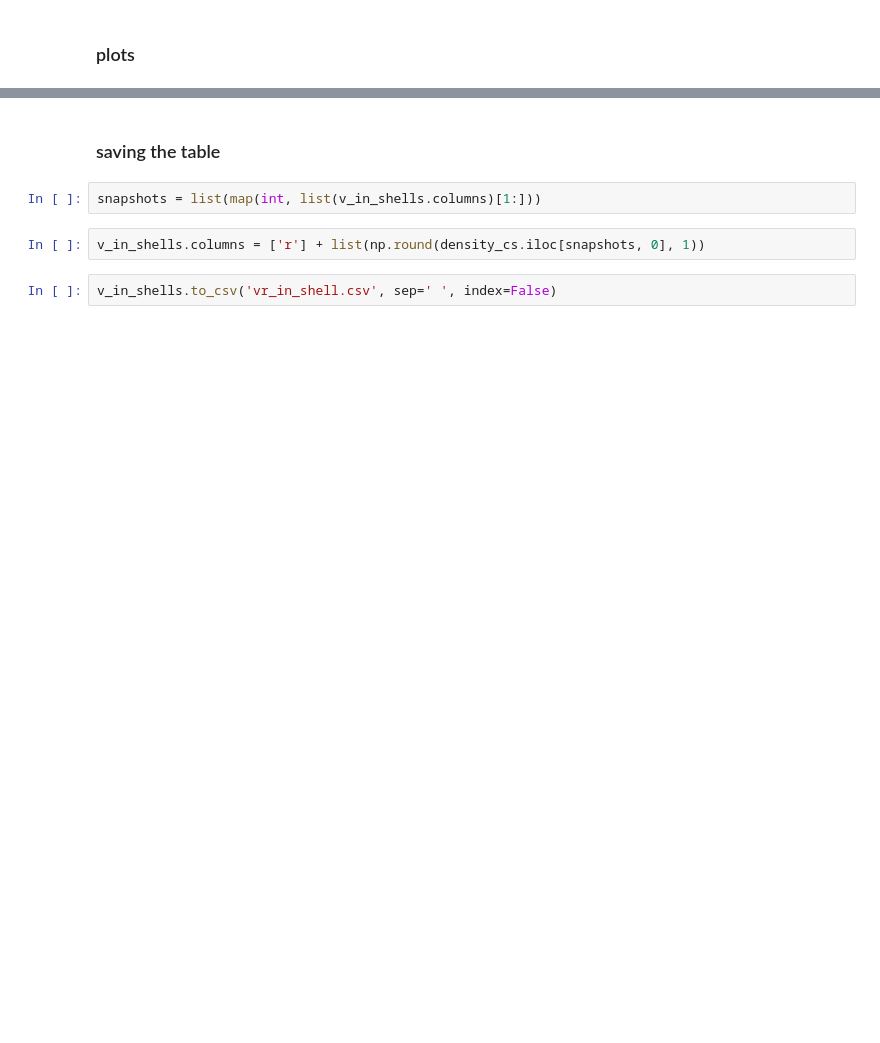
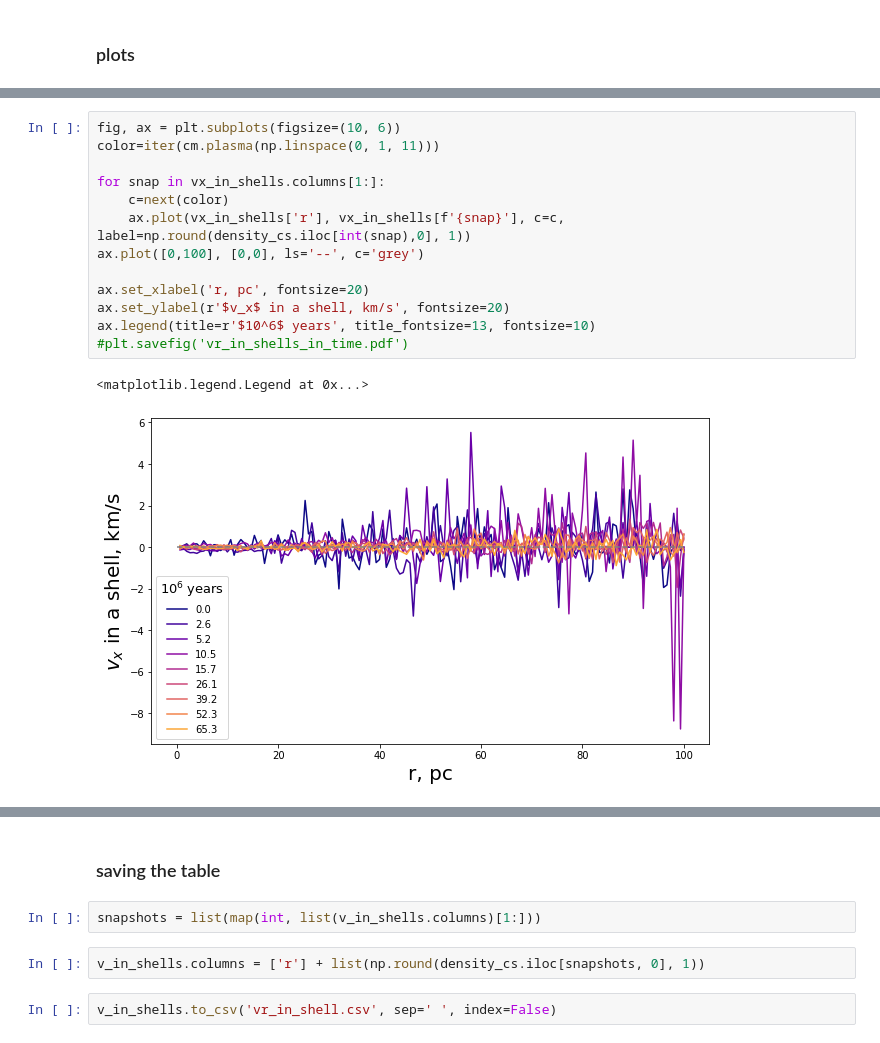
Before and after one commit to olgaborodina/N-body_simulations_analysis, a Jupyter notebook: kinematics_analysis.ipynb, the cells around one changed output, grey strips where cells are left out. Drawn from its saved outputs; the diff is of its cells as text; blank space fills up the shorter version.

```diff
--- a/kinematics_analysis.ipynb
+++ b/kinematics_analysis.ipynb
@@ -105,3 +150,19 @@ plt.savefig('vr_in_shells_in_time.pdf')
+# %%
+fig, ax = plt.subplots(figsize=(10, 6))
+color=iter(cm.plasma(np.linspace(0, 1, 11)))
+
+for snap in vx_in_shells.columns[1:]:
+    c=next(color)
+    ax.plot(vx_in_shells['r'], vx_in_shells[f'{snap}'], c=c, label=np.round(density_cs.iloc[int(snap),0], 1))
+ax.plot([0,100], [0,0], ls='--', c='grey')
+
+ax.set_xlabel('r, pc', fontsize=20)
+ax.set_ylabel(r'$v_x$ in a shell, km/s', fontsize=20)
+ax.legend(title=r'$10^6$ years', title_fontsize=13, fontsize=10)
+#plt.savefig('vr_in_shells_in_time.pdf')
+# %% [output]
+<matplotlib.legend.Legend at 0x...>
+[figure, added]
 # %%
 fig,ax = plt.subplots(figsize=(10,6))
 ax.plot(v_in_shells['r'], v_in_shells[f'{200}'], label=np.round(density_cs.iloc[int(200),0], 1))
```
Also changed, not shown: parts of 7 cells of this notebook.
